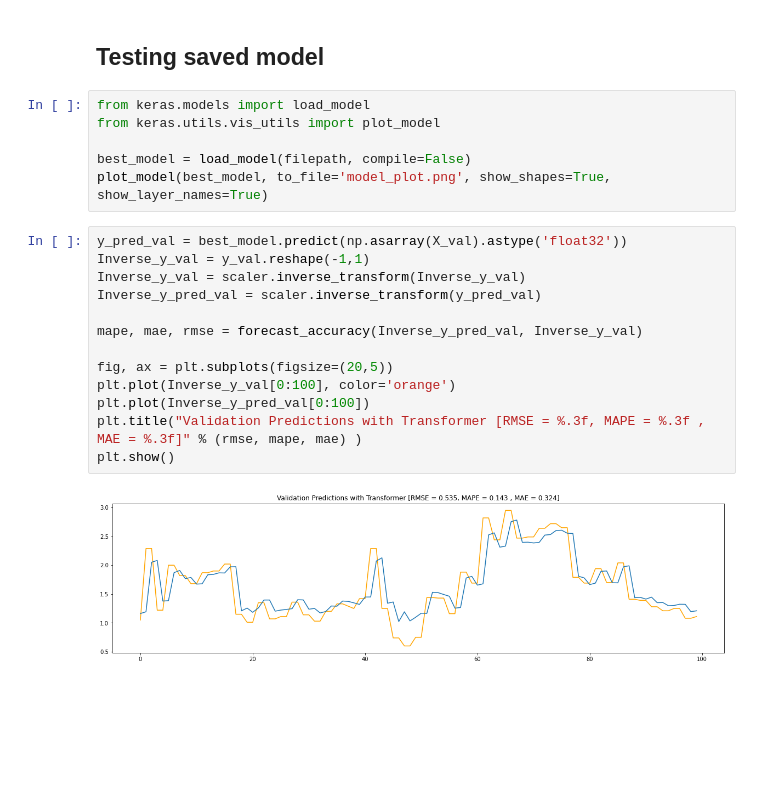
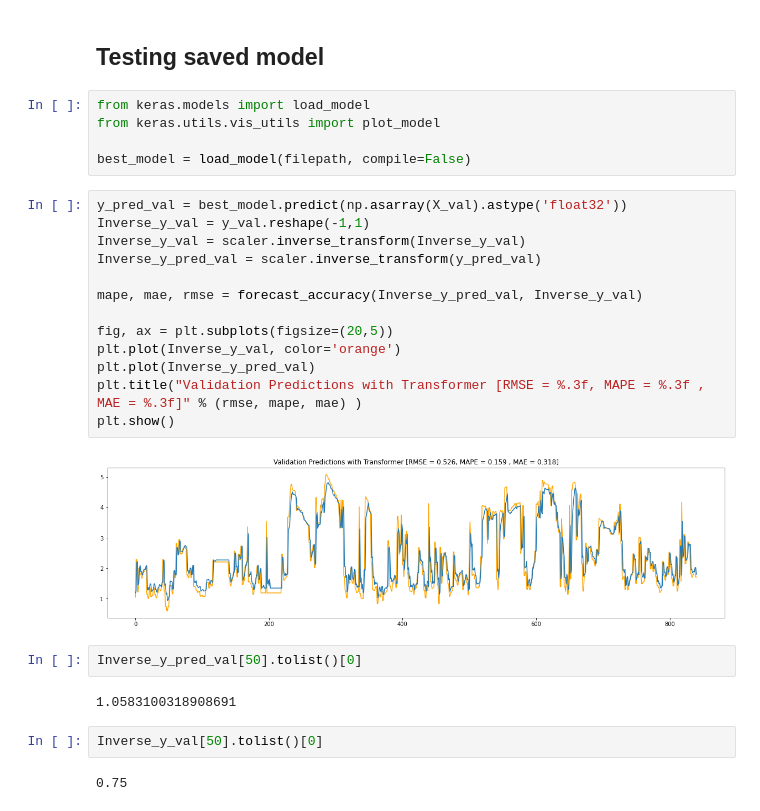
Before and after one commit to Malekkamoua/Quality-prediction-industry-4.0, a Jupyter notebook: 5_Forecasting | Transformer.ipynb, the cells around one changed output. Cells and saved outputs as stored; diff of their text form; blank space fills up the shorter version.

```diff
--- a/5_Forecasting | Transformer.ipynb
+++ b/5_Forecasting | Transformer.ipynb
@@ -435,19 +486,26 @@ from keras.models import load_model
 from keras.utils.vis_utils import plot_model
 
 best_model = load_model(filepath, compile=False)
-plot_model(best_model, to_file='model_plot.png', show_shapes=True, show_layer_names=True)
 # %%
 y_pred_val = best_model.predict(np.asarray(X_val).astype('float32'))
 Inverse_y_val = y_val.reshape(-1,1)
 Inverse_y_val = scaler.inverse_transform(Inverse_y_val)
 Inverse_y_pred_val = scaler.inverse_transform(y_pred_val)
 
 mape, mae, rmse = forecast_accuracy(Inverse_y_pred_val, Inverse_y_val)
 
 fig, ax = plt.subplots(figsize=(20,5))
-plt.plot(Inverse_y_val[0:100], color='orange')
-plt.plot(Inverse_y_pred_val[0:100])
+plt.plot(Inverse_y_val, color='orange')
+plt.plot(Inverse_y_pred_val)
 plt.title("Validation Predictions with Transformer [RMSE = %.3f, MAPE = %.3f , MAE = %.3f]" % (rmse, mape, mae) )
 plt.show()
 # %% [output]
-[figure, old version]
+[figure, new version]
+# %%
+Inverse_y_pred_val[50].tolist()[0]
+# %% [output]
+1.0583100318908691
+# %%
+Inverse_y_val[50].tolist()[0]
+# %% [output]
+0.75
```
Also changed, not shown: parts of 18 cells of this notebook.
